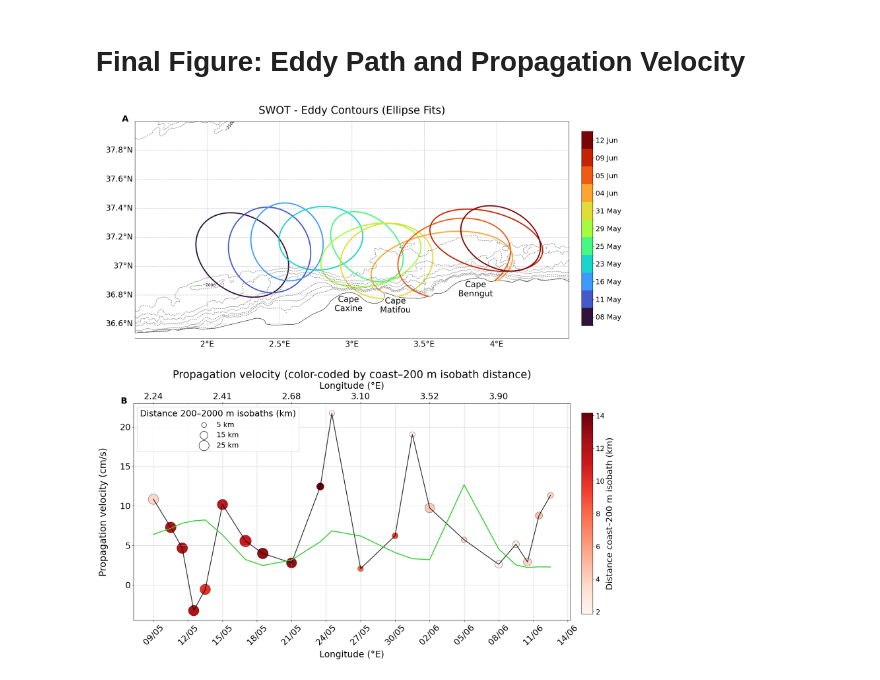
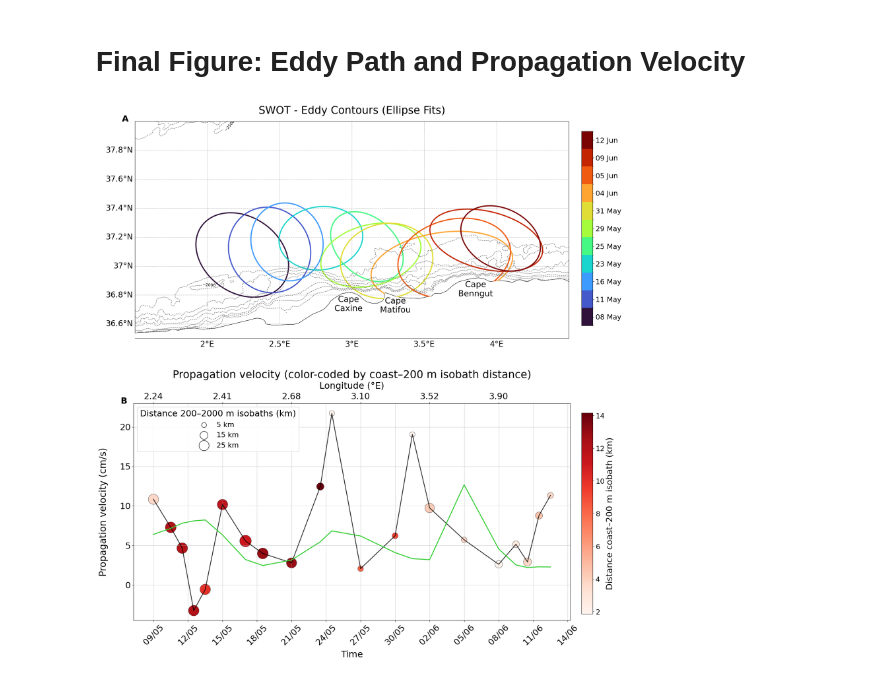
Before and after one commit to maauditore/article_GRL_Auditore_etal_2025, a Jupyter notebook: figure5.ipynb, the cells around one changed output. Saved outputs shown, nothing was run; the diff lists cells and outputs as text; code cells hidden in the pictures.

Commit message:
Updated script for figure5

```diff
--- a/figure5.ipynb
+++ b/figure5.ipynb
@@ -1038,7 +1038,7 @@ txt3.set_path_effects([path_effects.Stroke(linewidth=3, foreground='white'), pat
 ax3 = fig.add_subplot(gs[1, :2])
 
 # Axis labels
-ax3.set_xlabel("Longitude (°E)", fontsize=23, labelpad=10)
+ax3.set_xlabel("Time", fontsize=23, labelpad=10)
 ax3.set_ylabel("Propagation velocity (cm/s)", fontsize=24, labelpad=30)
 ax3.set_title("Propagation velocity (color-coded by coast–200 m isobath distance)",
               fontsize=27, pad=10)
@@ -1077,31 +1077,31 @@ ax4.set_xlabel("Longitude (°E)", fontsize=23, labelpad=10)
 
 # Colorbar for coast–200m distance
 cbar_ax = fig.add_axes([0.92, 0.12, 0.02, 0.31])
 cbar = plt.colorbar(sc, cax=cbar_ax)
 cbar.set_label("Distance coast–200 m isobath (km)", fontsize=22)
 cbar.ax.tick_params(labelsize=18)
 
 # Legends
 line_handles, line_labels = ax3.get_legend_handles_labels()
 line_handles = [h for h in line_handles if isinstance(h, Line2D)]
 ax3.legend(handles=line_handles, loc="upper right", fontsize=20)
 
 # Marker-size legend (200–2000m distance)
 legend_sizes_km = [5, 15, 25]
 legend_markers = [
     ax3.scatter([], [], c="None", s=30 + km*25, edgecolor="k", label=f"{km} km")
     for km in legend_sizes_km
 ]
 size_legend = ax3.legend(
     handles=legend_markers, title="Distance 200–2000 m isobaths (km)",
     title_fontsize=22, loc="upper left", fontsize=18, frameon=True
 )
 ax3.add_artist(size_legend)
 
 # Panel labels A and B
 ax2.text(-0.03, 1, 'A', transform=ax2.transAxes, fontsize=22, fontweight='bold')
 ax3.text(-0.03, 1, 'B', transform=ax3.transAxes, fontsize=22, fontweight='bold')
 
 plt.show()
 # %% [output]
-[figure, old version]
+[figure, new version]
```
